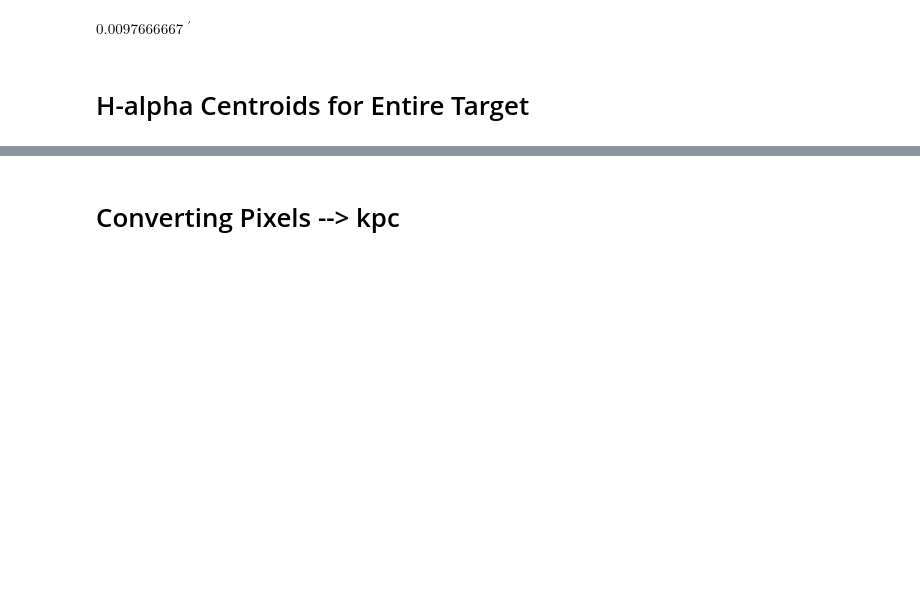
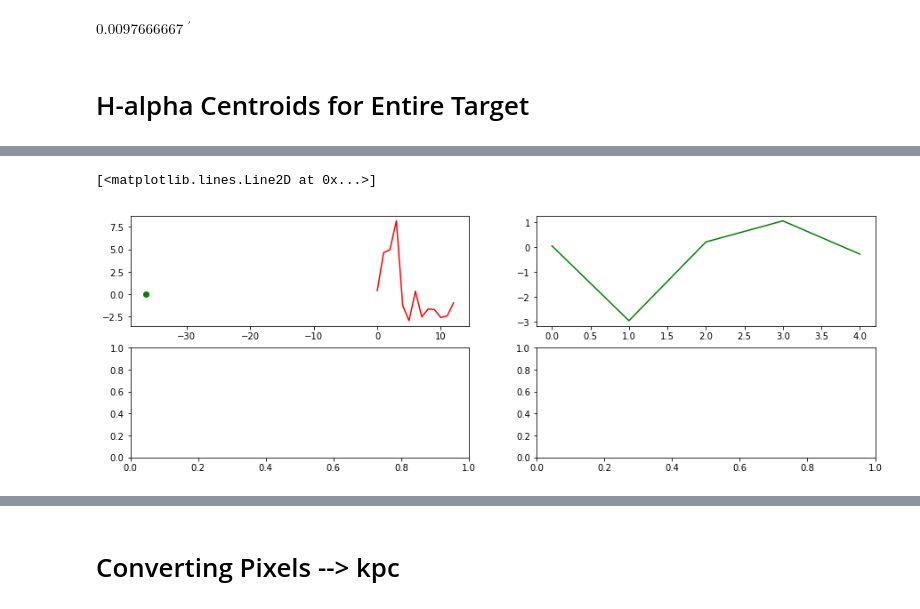
Before and after one commit to deerow22/data_reduction_scrap, a Jupyter notebook: Catch22.ipynb, the cells around one changed output, grey strips where cells are left out. Drawn from its saved outputs; the diff is of its cells as text; code cells hidden in the pictures; blank space fills up the shorter version.

```diff
--- a/Catch22.ipynb
+++ b/Catch22.ipynb
@@ -580,3 +597,23 @@ len 226 <class 'numpy.ndarray'> (226,)
 double check corrections after decide how to deal with 10 pix cut from around ln[8]
 <matplotlib.text.Text at 0x...>
 [figure]
+# %%
+#testing why some values in mylist2 (ha centroids) are negative
+a = new_short[27]
+d = new[25:30,1414]
+luna = ([new_short[27]]) #makes array into a list
+
+
+
+b = a[np.newaxis, :]
+x,y = centroid_com(b)
+f, ((ax1, ax2),(ax3)) = plt.subplots(2,2,figsize=(15,5))
+ax1.plot(x,y, 'o',color='g')
+ax1.plot(a, color='r')
+ax2.plot(d, color='g')
+
+#ax3.plot(luna) #refuses to see it as anything but an array idk why oh well
+#plt.plot(mylist2[27], color='g')
+# %% [output]
+[<matplotlib.lines.Line2D at 0x...>]
+[figure, added]
```
Also changed, not shown: parts of 36 cells of this notebook.
